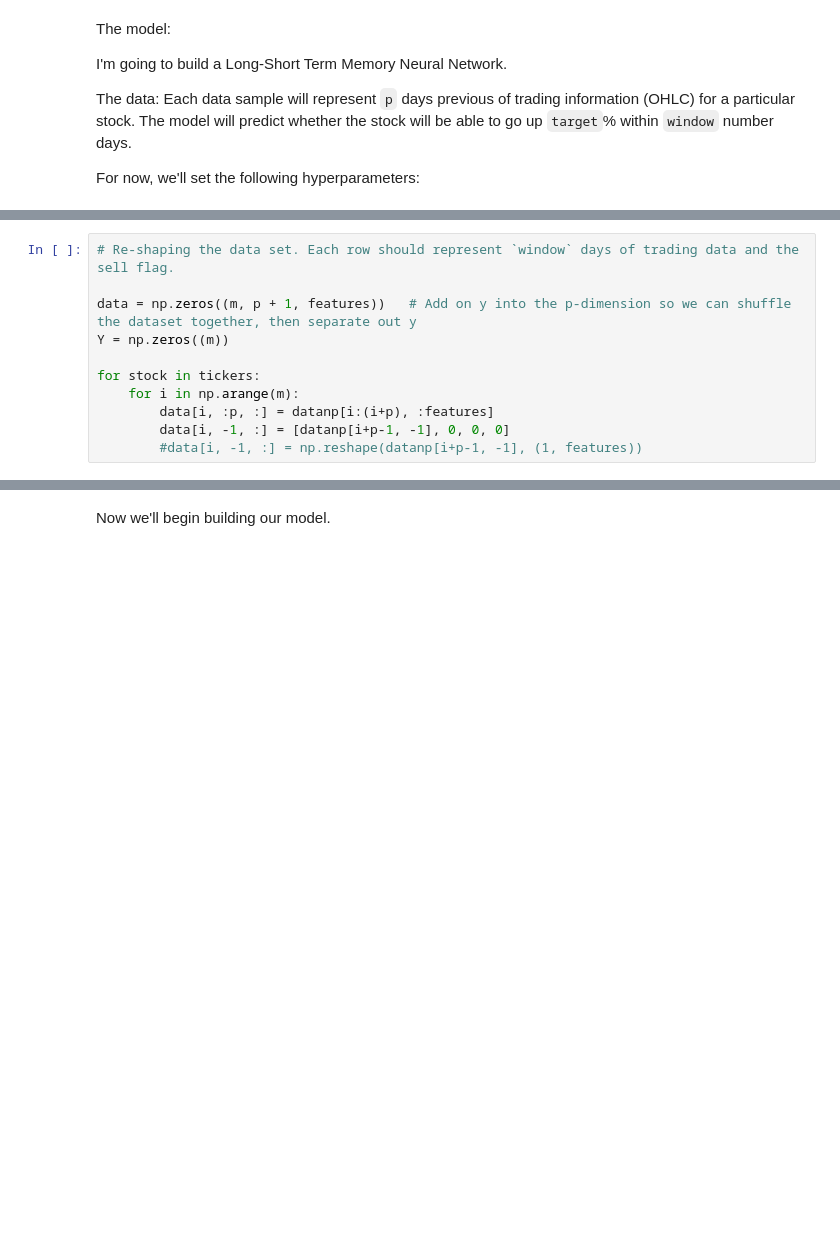
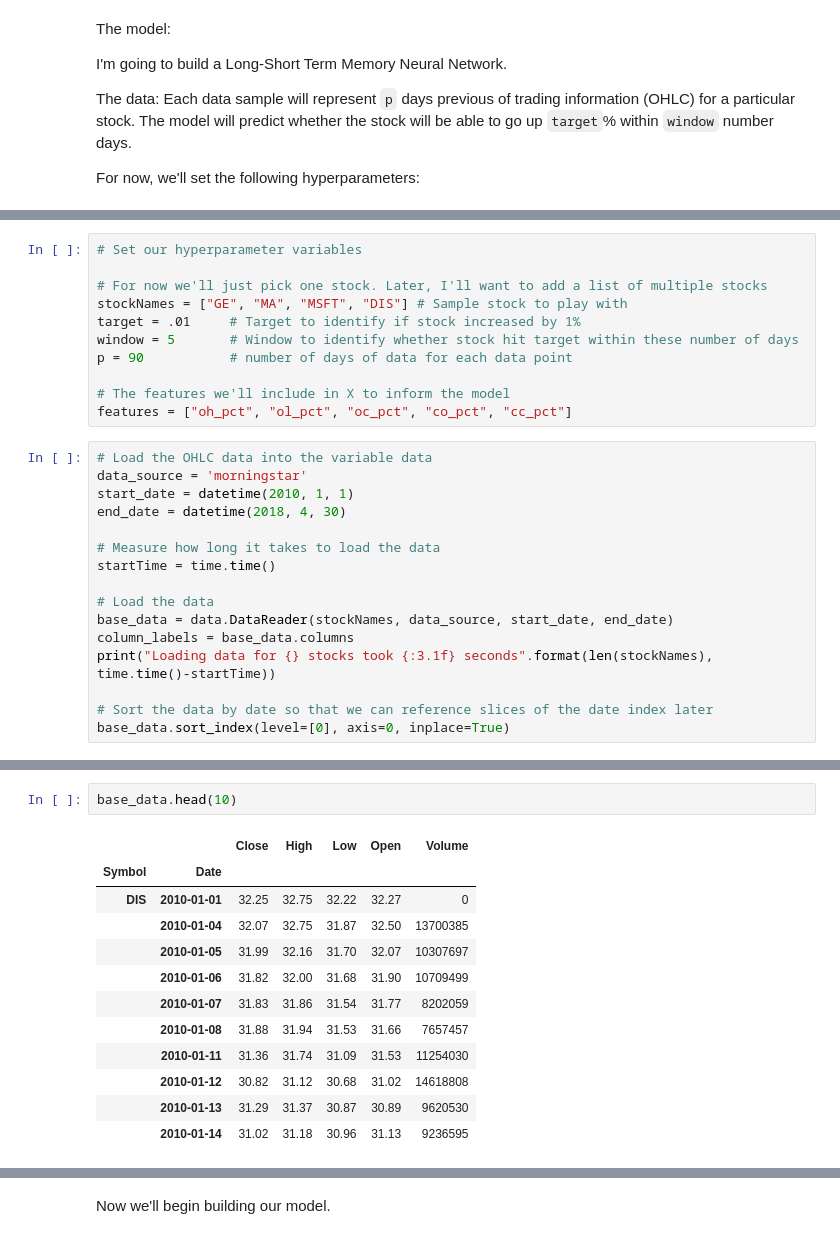
Before and after one commit to youngchingjui/ML-on-stock-prediction, a Jupyter notebook: Recurrent Neural Networks on Stock Prediction v2.ipynb, the cells around one changed output, grey strips where cells are left out. Cells and saved outputs as stored; diff of their text form; blank space fills up the shorter version.

```diff
--- a/Recurrent Neural Networks on Stock Prediction v2.ipynb
+++ b/Recurrent Neural Networks on Stock Prediction v2.ipynb
@@ -140,11 +52,0 @@ features = datanp.shape[1] - 1
-# %%
-# Re-shaping the data set. Each row should represent `window` days of trading data and the sell flag.
-
-data = np.zeros((m, p + 1, features))   # Add on y into the p-dimension so we can shuffle the dataset together, then separate out y
-Y = np.zeros((m))
-
-for stock in tickers:
-    for i in np.arange(m):
-        data[i, :p, :] = datanp[i:(i+p), :features]
-        data[i, -1, :] = [datanp[i+p-1, -1], 0, 0, 0]
-        #data[i, -1, :] = np.reshape(datanp[i+p-1, -1], (1, features))
@@ -273,0 +53,27 @@ for i in [X_train, Y_train, X_dev, Y_dev, X_test, Y_test]:
+# %%
+# Set our hyperparameter variables
+
+# For now we'll just pick one stock. Later, I'll want to add a list of multiple stocks
+stockNames = ["GE", "MA", "MSFT", "DIS"] # Sample stock to play with
+target = .01     # Target to identify if stock increased by 1%
+window = 5       # Window to identify whether stock hit target within these number of days
+p = 90           # number of days of data for each data point
+
+# The features we'll include in X to inform the model
+features = ["oh_pct", "ol_pct", "oc_pct", "co_pct", "cc_pct"]
+# %%
+# Load the OHLC data into the variable data
+data_source = 'morningstar'
+start_date = datetime(2010, 1, 1)
+end_date = datetime(2018, 4, 30)
+
+# Measure how long it takes to load the data
+startTime = time.time()
+
+# Load the data
+base_data = data.DataReader(stockNames, data_source, start_date, end_date)
+column_labels = base_data.columns
+print("Loading data for {} stocks took {:3.1f} seconds".format(len(stockNames), time.time()-startTime))
+
+# Sort the data by date so that we can reference slices of the date index later
+base_data.sort_index(level=[0], axis=0, inplace=True)
@@ -273,0 +82,15 @@ for i in [X_train, Y_train, X_dev, Y_dev, X_test, Y_test]:
+# %%
+base_data.head(10)
+# %% [output]
+|  |  | Close | High | Low | Open | Volume |
+| Symbol | Date |  |  |  |  |  |
+| DIS | 2010-01-01 | 32.25 | 32.75 | 32.22 | 32.27 | 0 |
+|  | 2010-01-04 | 32.07 | 32.75 | 31.87 | 32.50 | 13700385 |
+|  | 2010-01-05 | 31.99 | 32.16 | 31.70 | 32.07 | 10307697 |
+|  | 2010-01-06 | 31.82 | 32.00 | 31.68 | 31.90 | 10709499 |
+|  | 2010-01-07 | 31.83 | 31.86 | 31.54 | 31.77 | 8202059 |
+|  | 2010-01-08 | 31.88 | 31.94 | 31.53 | 31.66 | 7657457 |
+|  | 2010-01-11 | 31.36 | 31.74 | 31.09 | 31.53 | 11254030 |
+|  | 2010-01-12 | 30.82 | 31.12 | 30.68 | 31.02 | 14618808 |
+|  | 2010-01-13 | 31.29 | 31.37 | 30.87 | 30.89 | 9620530 |
+|  | 2010-01-14 | 31.02 | 31.18 | 30.96 | 31.13 | 9236595 |
```
Also changed, not shown: parts of 61 cells of this notebook.
